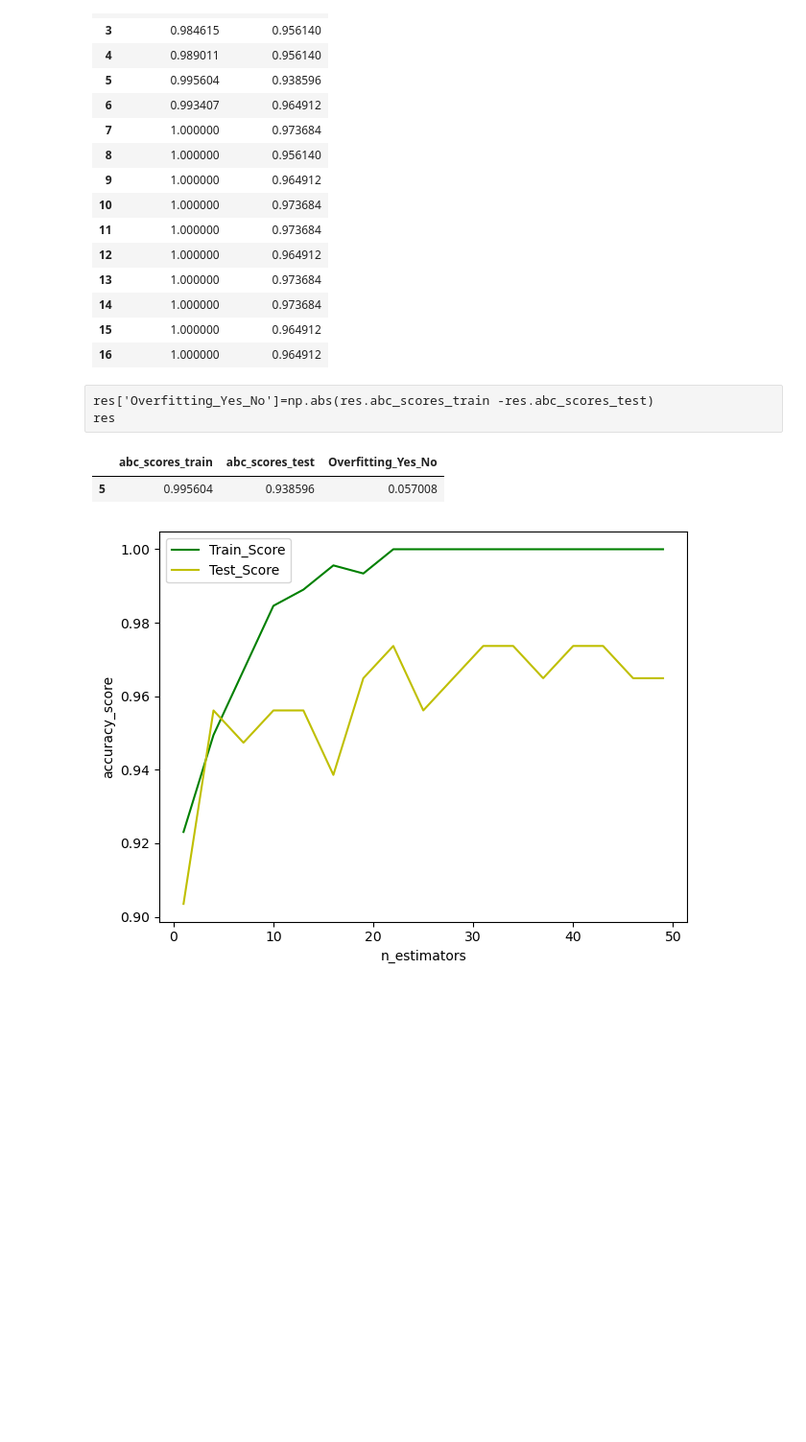
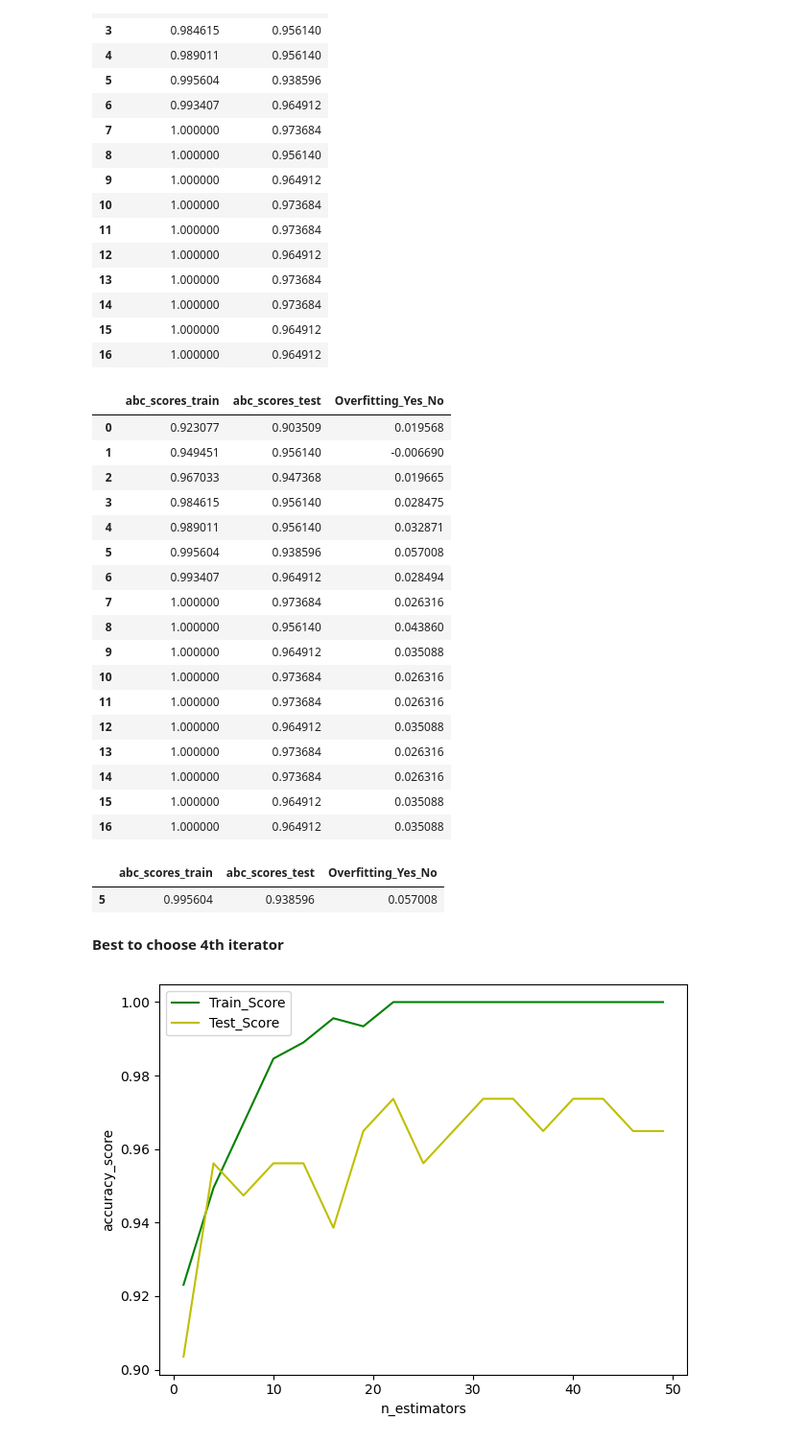
Before and after one commit to Satyamsingh8041997/relevel_study, a Jupyter notebook: Adaboost_cancer_prediction.ipynb, the cells around one changed output. Shown at 96% size. Drawn from its saved outputs; the diff is of its cells as text; code cells hidden in the pictures; blank space fills up the shorter version.

```diff
--- a/Adaboost_cancer_prediction.ipynb
+++ b/Adaboost_cancer_prediction.ipynb
@@ -219,7 +221,7 @@ print(abc_scores_test)
 --------------------
 [0.9035087719298246, 0.956140350877193, 0.9473684210526315, 0.956140350877193, 0.956140350877193, 0.9385964912280702, 0.9649122807017544, 0.9736842105263158, 0.956140350877193, 0.9649122807017544, 0.9 ...
 # %%
-res=pd.DataFrame(data=list(zip(abc_score_train, abc_score_test)),columns= ["abc_scores_train","abc_scores_test"])
+res=pd.DataFrame(data=list(zip(abc_scores_train, abc_scores_test)),columns= ["abc_scores_train","abc_scores_test"])
 res
 # %% [output]
 |  | abc_scores_train | abc_scores_test |
@@ -240,14 +242,35 @@ res
 | 14 | 1.000000 | 0.973684 |
 | 15 | 1.000000 | 0.964912 |
 | 16 | 1.000000 | 0.964912 |
-# %% [raw]
-res['Overfitting_Yes_No']=np.abs(res.abc_scores_train -res.abc_scores_test)
-res
+# %%
+res['Overfitting_Yes_No']=(res.abc_scores_train -res.abc_scores_test)
+res
+# %% [output]
+|  | abc_scores_train | abc_scores_test | Overfitting_Yes_No |
+| 0 | 0.923077 | 0.903509 | 0.019568 |
+| 1 | 0.949451 | 0.956140 | -0.006690 |
+| 2 | 0.967033 | 0.947368 | 0.019665 |
+| 3 | 0.984615 | 0.956140 | 0.028475 |
+| 4 | 0.989011 | 0.956140 | 0.032871 |
+| 5 | 0.995604 | 0.938596 | 0.057008 |
+| 6 | 0.993407 | 0.964912 | 0.028494 |
+| 7 | 1.000000 | 0.973684 | 0.026316 |
+| 8 | 1.000000 | 0.956140 | 0.043860 |
+| 9 | 1.000000 | 0.964912 | 0.035088 |
+| 10 | 1.000000 | 0.973684 | 0.026316 |
+| 11 | 1.000000 | 0.973684 | 0.026316 |
+| 12 | 1.000000 | 0.964912 | 0.035088 |
+| 13 | 1.000000 | 0.973684 | 0.026316 |
+| 14 | 1.000000 | 0.973684 | 0.026316 |
+| 15 | 1.000000 | 0.964912 | 0.035088 |
+| 16 | 1.000000 | 0.964912 | 0.035088 |
 # %%
 res[res.Overfitting_Yes_No>0.05]
 # %% [output]
 |  | abc_scores_train | abc_scores_test | Overfitting_Yes_No |
 | 5 | 0.995604 | 0.938596 | 0.057008 |
+# %% [markdown]
+**Best to choose 4th iterator**
 # %%
 plt.plot(estimators,abc_scores_train,'g-',label="Train_Score")
 plt.plot(estimators,abc_scores_test,'y-',label="Test_Score")
```
Also changed, not shown: parts of 3 cells of this notebook.
